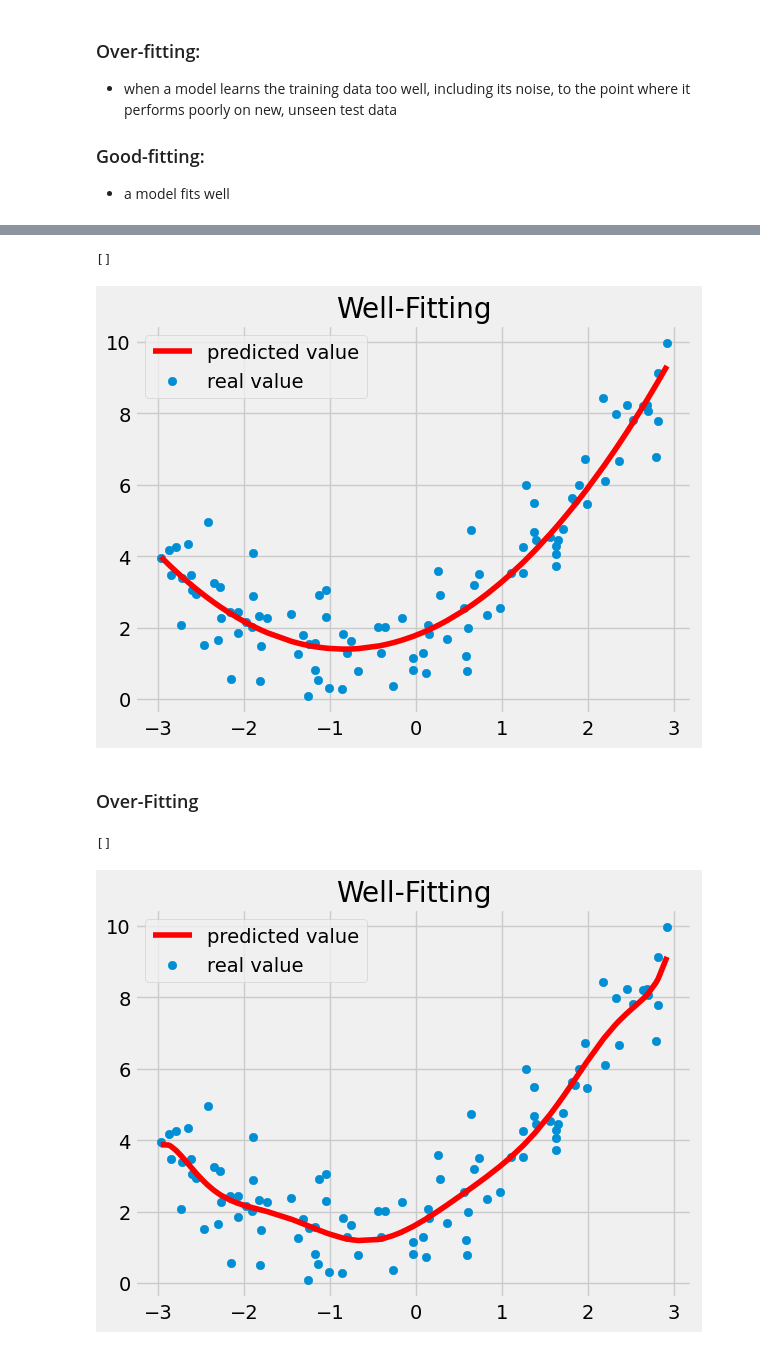
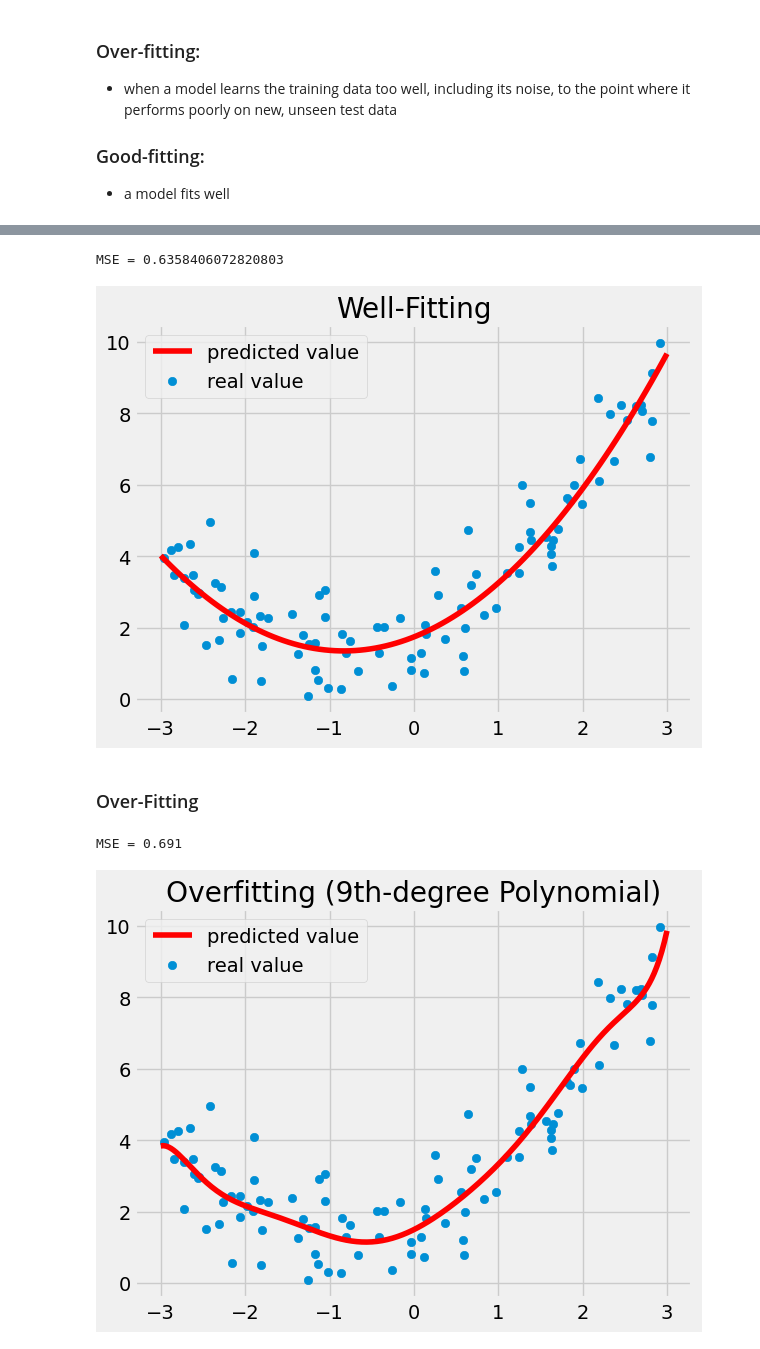
Before and after one commit to XiyueYuan/Machine-Learning, a Jupyter notebook: WorkSpace/06_Fitting.ipynb, the cells around one changed output, grey strips where cells are left out. Cells and saved outputs as stored; diff of their text form; code cells hidden in the pictures.

```diff
--- a/WorkSpace/06_Fitting.ipynb
+++ b/WorkSpace/06_Fitting.ipynb
@@ -42,33 +45,57 @@ plt.show()
 # %%
 np.random.seed(42)
-x = np.random.uniform(-3, 3, size = 100)
-y = 0.5 * x ** 2 + x + 2 + np.random.normal(0, 1, 100)
+x2 = np.random.uniform(-3, 3, size = 100)
+y2 = 0.5 * x2 ** 2 + x2 + 2 + np.random.normal(0, 1, 100)
 # Generate 100 y values + np.random.normal(mean = 0, std = 1, size = 100) to add noise
 # Simulate the real_world data
-x = x.reshape(-1, 1)
-x2 = np.hstack([x, x**2])
+x2 = x2.reshape(-1, 1)
+x2 = np.hstack([x2, x2**2])
 
-estimator.fit(x2, y)
-y_predict = estimator.predict(x2)
-plt.plot(np.sort(x, axis=0), y_predict[np.argsort(x.ravel())], color='red', label = 'predicted value')
-plt.scatter(x, y, label = 'real value')
+x_train2, x_test2, y_train2, y_test2 = train_test_split(x2, y2, test_size = 0.2, random_state = 42)
+
+estimator.fit(x_train2, y_train2)
+x_plot = np.linspace(-3, 3, 100).reshape(-1, 1)
+x_plot2 = np.hstack([x_plot, x_plot**2])
+
+y_plot = estimator.predict(x_plot2)
+y_predict = estimator.predict(x_test2)
+plt.plot(x_plot, y_plot, color='red', label='predicted value')
+plt.scatter(x2[:,0], y2, label='real value')
 plt.title('Well-Fitting')
 plt.legend()
 plt.plot()
+print(f'MSE = {mean_squared_error(y_test2, y_predict)}')
 # %% [output]
-[]
+MSE = 0.6358406072820803
-[figure, old version]
+[figure, new version]
 # %% [markdown]
 ### Over-Fitting
 # %%
-x3 = np.hstack([x, x**2, x**3, x**4, x**5, x**6, x**7, x**8, x**9])
-estimator.fit(x3, y)
-y_pre = estimator.predict(x3)
-plt.plot(np.sort(x, axis=0), y_pre[np.argsort(x.ravel())], color='red', label = 'predicted value')
-plt.scatter(x, y, label = 'real value')
-plt.title('Well-Fitting')
+np.random.seed(42)
+x = np.random.uniform(-3, 3, size=100)
+y3 = 0.5 * x**2 + x + 2 + np.random.normal(0, 1, 100)
+
+x3 = np.vstack([x**i for i in range(1, 10)]).T
+
+x_train3, x_test3, y_train3, y_test3 = train_test_split(x3, y3, test_size=0.2, random_state=42)
+
+estimator = LinearRegression()
+estimator.fit(x_train3, y_train3)
+
+y_pre3 = estimator.predict(x_test3)
+
+print(f"MSE = {mean_squared_error(y_test3, y_pre3):.3f}")
+
+plt.style.use('fivethirtyeight')
+x_plot = np.linspace(-3, 3, 200)
+x_plot_poly = np.vstack([x_plot**i for i in range(1, 10)]).T
+y_plot = estimator.predict(x_plot_poly)
+
+plt.plot(x_plot, y_plot, color='red', label='predicted value')
+plt.scatter(x, y3, label='real value')
+plt.title('Overfitting (9th-degree Polynomial)')
 plt.legend()
-plt.plot()
+plt.show()
 # %% [output]
-[]
+MSE = 0.691
-[figure, old version]
+[figure, new version]
```
Also changed, not shown: parts of 5 cells of this notebook, 1 other file.
